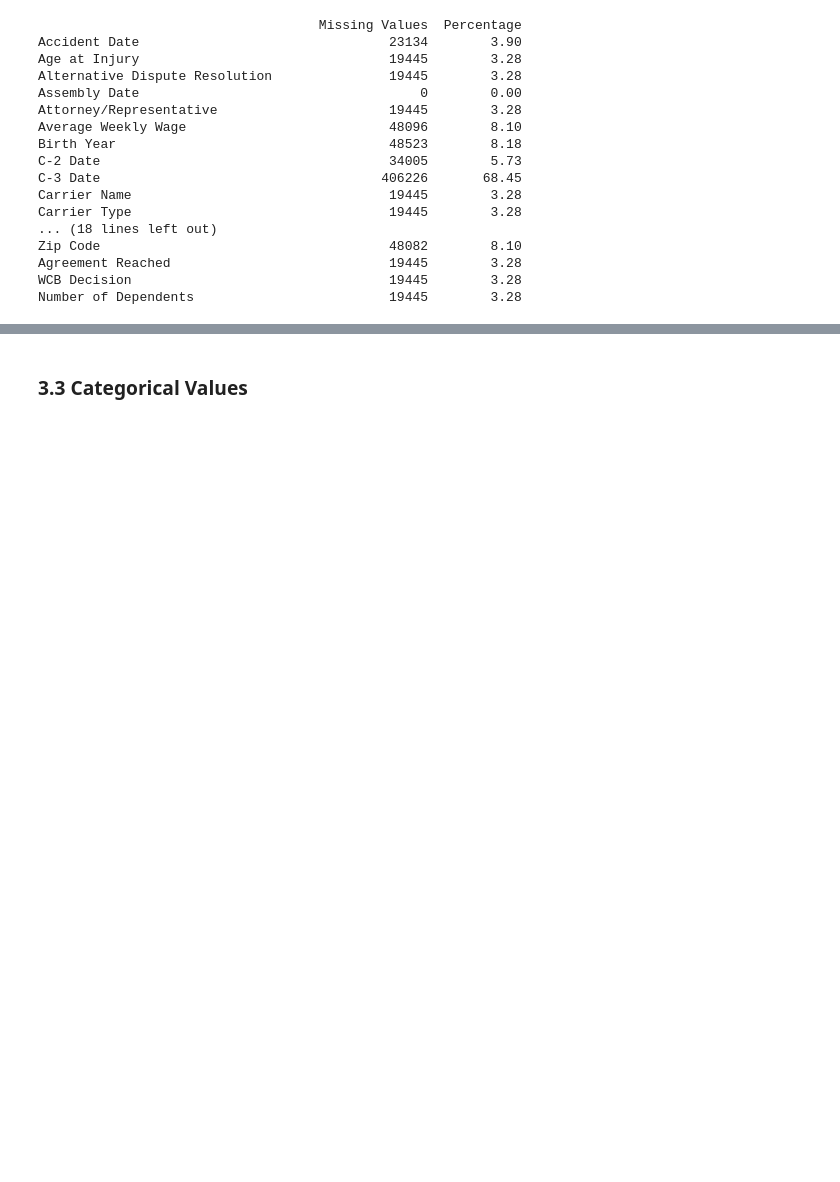
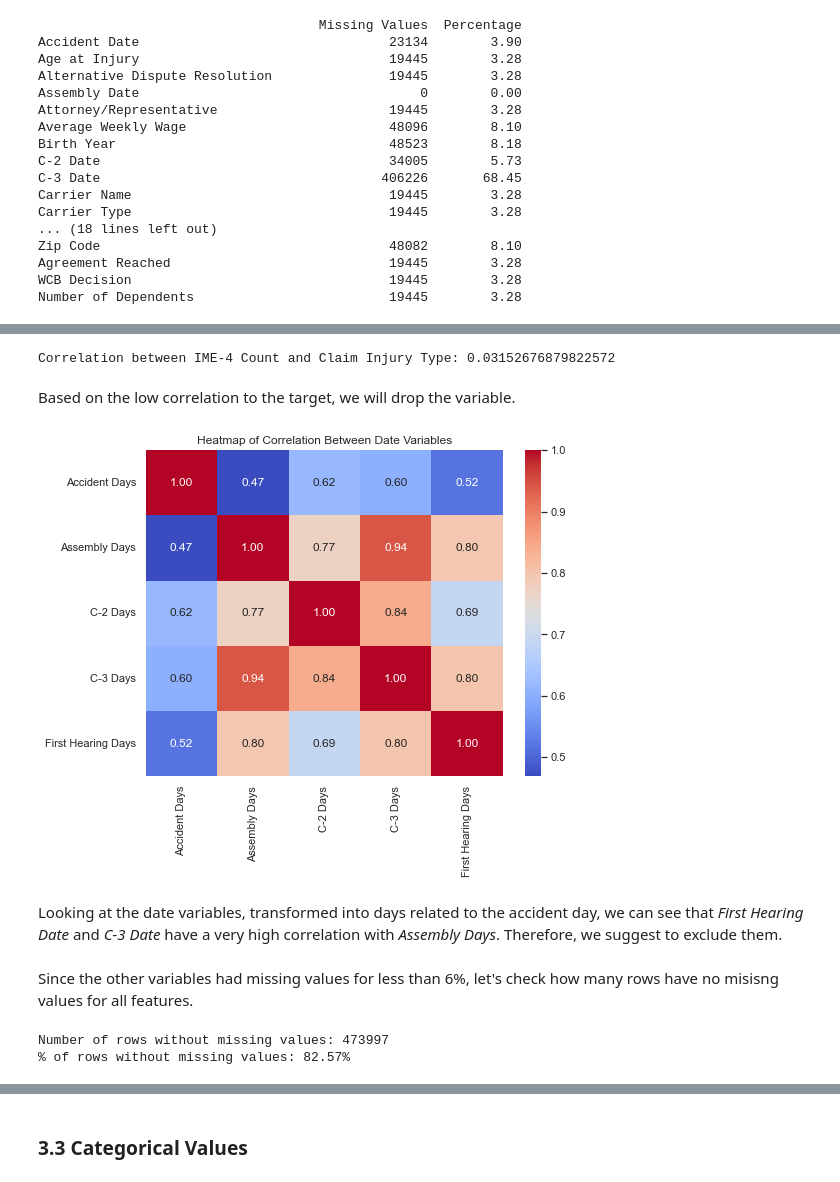
Before and after one commit to alexandregsg/ML_Project_Group52, a Jupyter notebook: Homework_Group52.ipynb, the cells around one changed output, grey strips where cells are left out. Drawn from its saved outputs; the diff is of its cells as text; code cells hidden in the pictures; blank space fills up the shorter version.

Commit message:
mostly dealing with missing values

```diff
--- a/Homework_Group52.ipynb
+++ b/Homework_Group52.ipynb
@@ -267,2 +268,3 @@ The first look at the missing values reveals four insights:
 # %%
-train_df = train_df.drop(columns='OIICS Nature of Injury Description')
+# Drop the variable with only missing values
+train_df_temp = train_df.drop(columns='OIICS Nature of Injury Description')
@@ -278,0 +271,7 @@ Number of rows without missing values: 68525
+# %%
+# Drop rows where the target variable is missing
+train_df_temp = train_df_temp.dropna(subset=['Claim Injury Type'])
+
+# Check the shape of the cleaned DataFrame
+print(f"Remaining rows after dropping missing target values: {len(train_df_temp)}")
+print(f"Percentage of the whole training data set: {round(len(train_df_temp)/len(train_df),2)*100}%")
@@ -278,0 +334,38 @@ Number of rows without missing values: 68525
+# %%
+# Since 'Claim Injury Type' is categorical, let's convert it to numeric to check for the correlation
+train_df_temp['Claim Injury Type Numeric'] = train_df_temp['Claim Injury Type'].astype('category').cat.codes
+
+# Calculate the correlation
+correlation_value = train_df_temp[['Claim Injury Type Numeric', 'IME-4 Count']].corr().iloc[0, 1]
+print(f"Correlation between IME-4 Count and Claim Injury Type: {correlation_value}")
+# %% [output]
+Correlation between IME-4 Count and Claim Injury Type: 0.03152676879822572
+# %% [markdown]
+Based on the low correlation to the target, we will drop the variable.
+# %%
+# Convert columns to datetime format and handle errors
+train_df_date = train_df_temp.copy()
+train_df_date['Accident Date'] = pd.to_datetime(train_df_date['Accident Date'], errors='coerce')
+train_df_date['Assembly Date'] = pd.to_datetime(train_df_date['Assembly Date'], errors='coerce')
+train_df_date['C-2 Date'] = pd.to_datetime(train_df_date['C-2 Date'], errors='coerce')
+train_df_date['C-3 Date'] = pd.to_datetime(train_df_date['C-3 Date'], errors='coerce')
+train_df_date['First Hearing Date'] = pd.to_datetime(train_df_date['First Hearing Date'], errors='coerce')
+
+# Check for any correlation between date columns by converting them to numeric values (days since start)
+train_df_date['Accident Days'] = (train_df_date['Accident Date'] - train_df_date['Accident Date'].min()).dt.days
+train_df_date['Assembly Days'] = (train_df_date['Assembly Date'] - train_df_date['Accident Date'].min()).dt.days
+train_df_date['C-2 Days'] = (train_df_date['C-2 Date'] - train_df_date['Accident Date'].min()).dt.days
+train_df_date['C-3 Days'] = (train_df_date['C-3 Date'] - train_df_date['Accident Date'].min()).dt.days
+train_df_date['First Hearing Days'] = (train_df_date['First Hearing Date'] - train_df_date['Accident Date'].min()).dt.days
+
+# Correlation matrix for date columns
+correlation_matrix_date = train_df_date[['Accident Days', 'Assembly Days', 'C-2 Days', 'C-3 Days', 'First Hearing Days']].corr()
+
+plt.figure(figsize=(8, 6))
+sns.heatmap(correlation_matrix_date, annot=True, cmap="coolwarm", fmt='.2f')
+plt.title('Heatmap of Correlation Between Date Variables')
+plt.show()
+# %% [output]
+[figure, added]
+# %% [markdown]
+Looking at the date variables, transformed into days related to the accident day, we can see that _First Hearing Date_ and _C-3 Date_ have a very high correlation with _Assembly Days_. Therefore, we suggest to exclude them.
@@ -278,0 +374,12 @@ Number of rows without missing values: 68525
+# %% [markdown]
+Since the other variables had missing values for less than 6%, let's check how many rows have no misisng values for all features.
+# %%
+# rows without missing values
+rows_without_missing_values = train_df_temp2.dropna()
+num_rows_without_missing_values = len(rows_without_missing_values)
+
+print(f"Number of rows without missing values: {num_rows_without_missing_values}")
+print(f"% of rows without missing values: {round((num_rows_without_missing_values / len(train_df_temp2)) * 100, 2)}%")
+# %% [output]
+Number of rows without missing values: 473997
+% of rows without missing values: 82.57%
```
Also changed, not shown: parts of 29 cells of this notebook.
